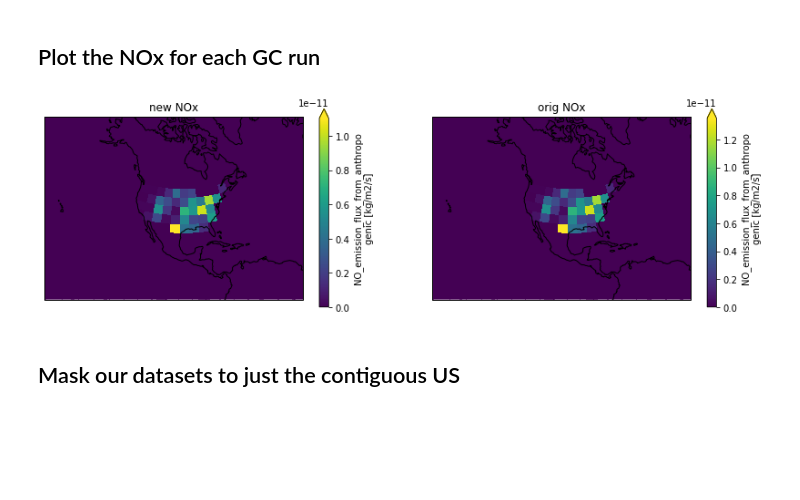
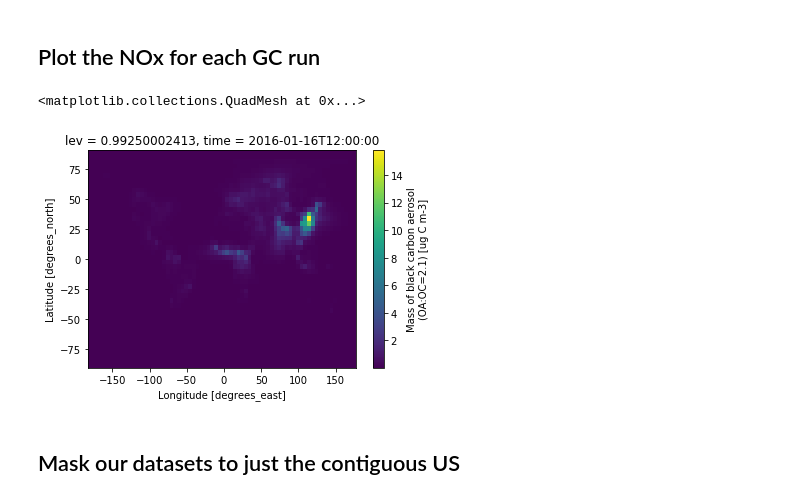
Before and after one commit to lfreese/NEI, a Jupyter notebook: GC_output_conservation_check-Copy1.ipynb, the cells around one changed output. Saved outputs shown, nothing was run; the diff lists cells and outputs as text; code cells hidden in the pictures; blank space fills up the shorter version.

```diff
--- a/GC_output_conservation_check-Copy1.ipynb
+++ b/GC_output_conservation_check-Copy1.ipynb
@@ -48,20 +25,9 @@ HEMCO_ds = xr.concat(datasets, pd.Index(['new','orig'], name='name')) #concat ou
 # %% [markdown]
 ## Plot the NOx for each GC run
-# %%
-#### plot our NOx of HEMCO Emissions ####
-
-fig, axes = plt.subplots(1,2, figsize = [14,4], subplot_kw={'projection':ccrs.LambertConformal()})
-
-for idx, nm in enumerate(HEMCO_ds['name'].values):
-    ax = axes[idx]
-    HEMCO_ds['EmisNO_Anthro'].isel(lev = 1).sel(name = nm).plot(ax=ax, #set the axis
-                                       extend='max',#extend the colorbar in both directions
-                                       transform=ccrs.PlateCarree(), #fit data into map
-                                        cmap='viridis')
-    ax.coastlines()
-    ax.set_extent([-150, -50, 0, 70])
-    ax.set_title(f'{nm} NOx')
-# %% [output]
-[figure, removed]
+# %%
+GC_new['AerMassBC'].isel(lev = 0, time = 0).plot()
+# %% [output]
+<matplotlib.collections.QuadMesh at 0x...>
+[figure, added]
 # %% [markdown]
 ## Mask our datasets to just the contiguous US
```
Also changed, not shown: parts of 13 cells of this notebook, 9 other files.
